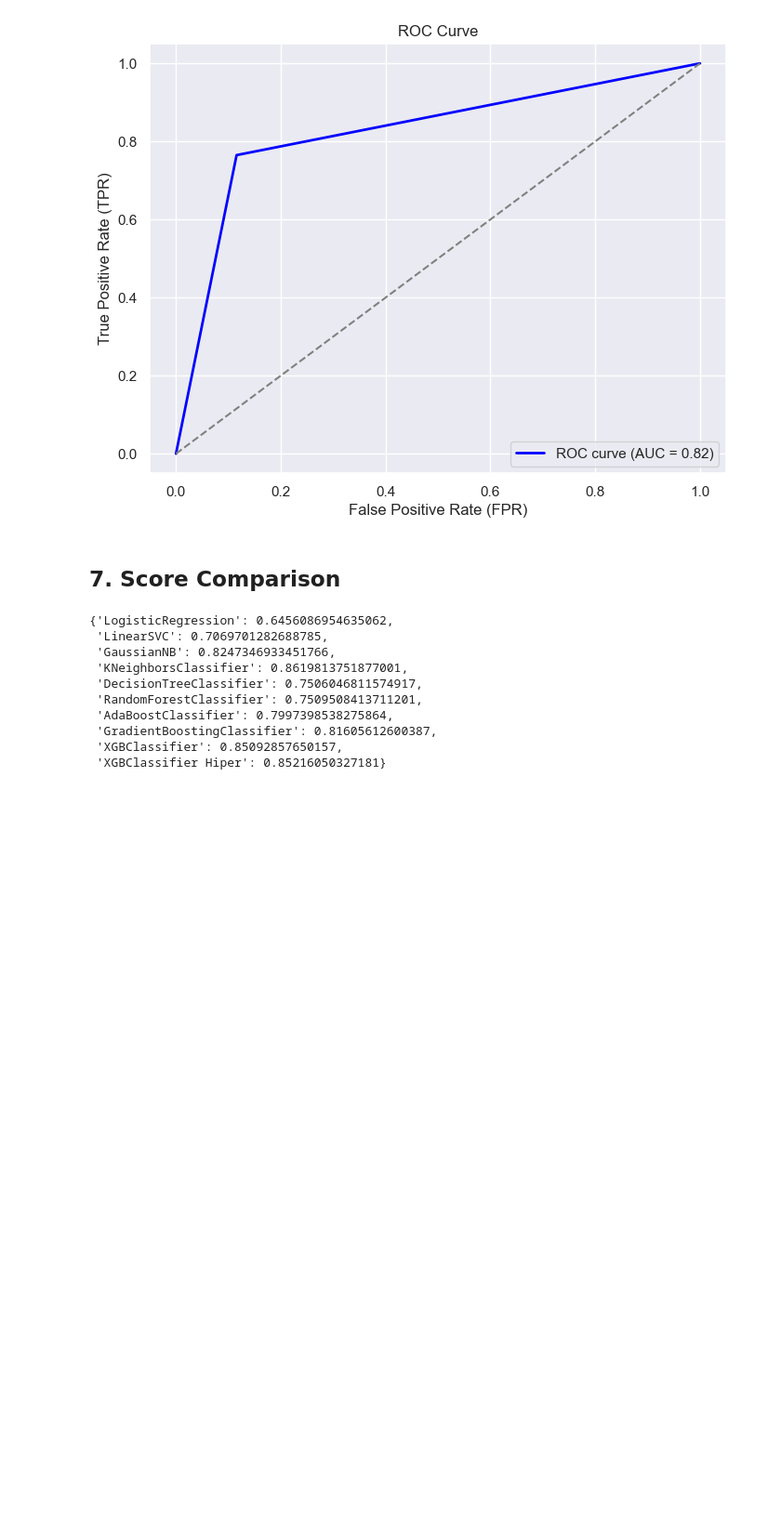
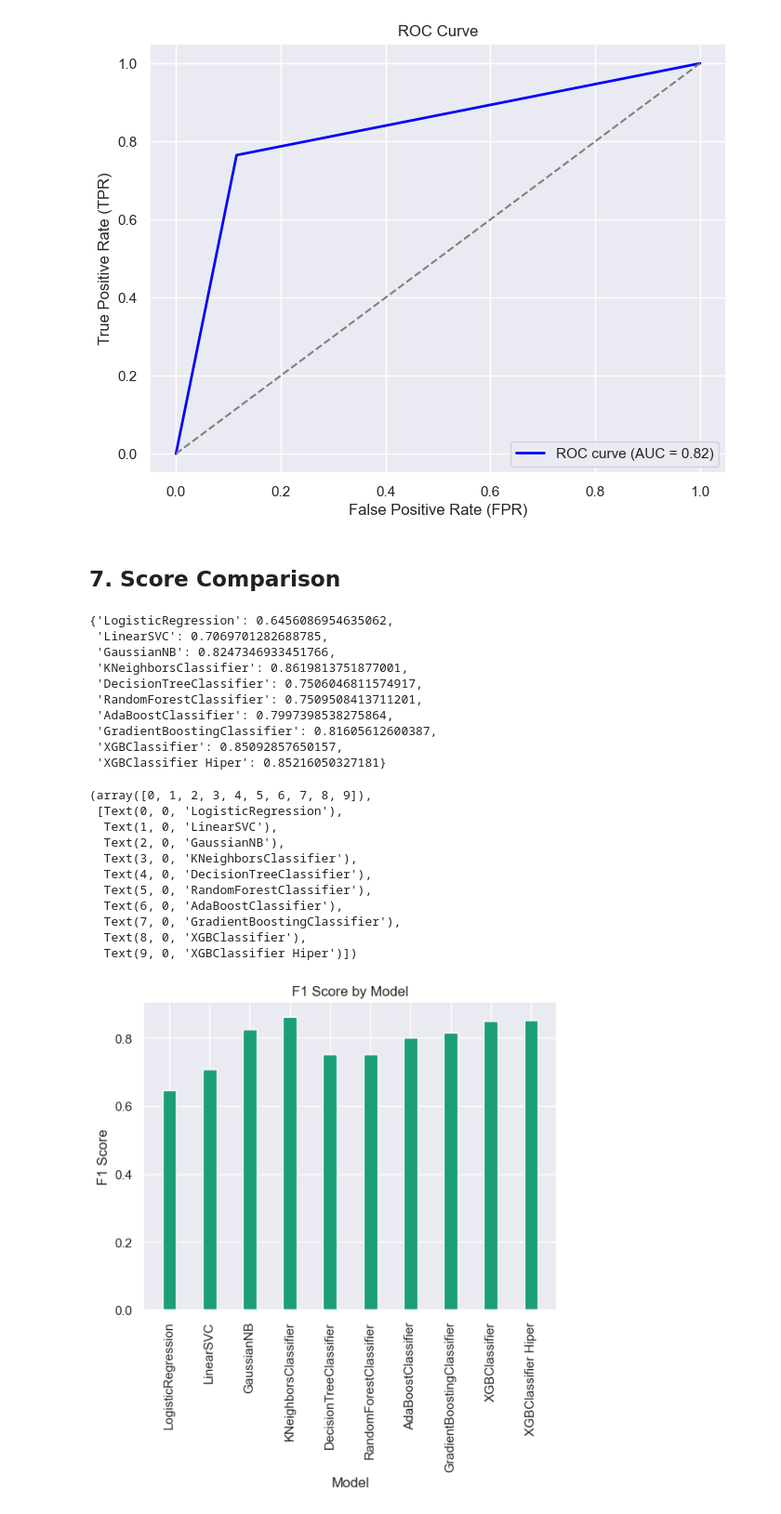
Before and after one commit to CrisMagdziak/Census-Income, a Jupyter notebook: Income.ipynb, the cells around one changed output. Shown at 93% size. Cells and saved outputs as stored; diff of their text form; code cells hidden in the pictures; blank space fills up the shorter version.

```diff
--- a/Income.ipynb
+++ b/Income.ipynb
@@ -1239,3 +1239,29 @@ results
  'GradientBoostingClassifier': 0.81605612600387,
  'XGBClassifier': 0.85092857650157,
  'XGBClassifier Hiper': 0.85216050327181}
+# %%
+model_names = list(results.keys())
+x = np.arange(len(model_names))
+width = 0.35
+# %%
+fig, ax = plt.subplots()
+rects1 = ax.bar(x, results.values(), width, label='F1 Score')
+ax.set_xlabel('Model')
+ax.set_ylabel('F1 Score')
+ax.set_title('F1 Score by Model')
+ax.set_xticks(x)
+ax.set_xticklabels(model_names)
+plt.xticks(rotation=90)
+# %% [output]
+(array([0, 1, 2, 3, 4, 5, 6, 7, 8, 9]),
+ [Text(0, 0, 'LogisticRegression'),
+  Text(1, 0, 'LinearSVC'),
+  Text(2, 0, 'GaussianNB'),
+  Text(3, 0, 'KNeighborsClassifier'),
+  Text(4, 0, 'DecisionTreeClassifier'),
+  Text(5, 0, 'RandomForestClassifier'),
+  Text(6, 0, 'AdaBoostClassifier'),
+  Text(7, 0, 'GradientBoostingClassifier'),
+  Text(8, 0, 'XGBClassifier'),
+  Text(9, 0, 'XGBClassifier Hiper')])
+[figure, added]
```
